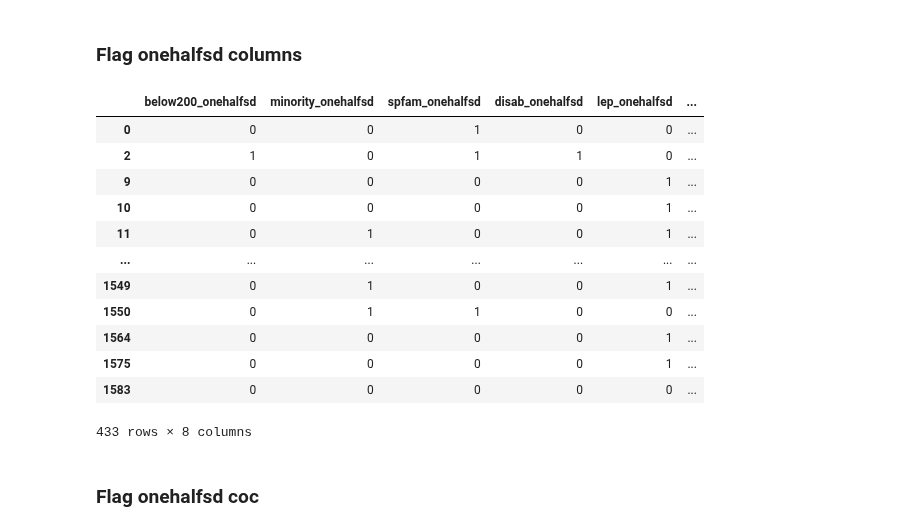
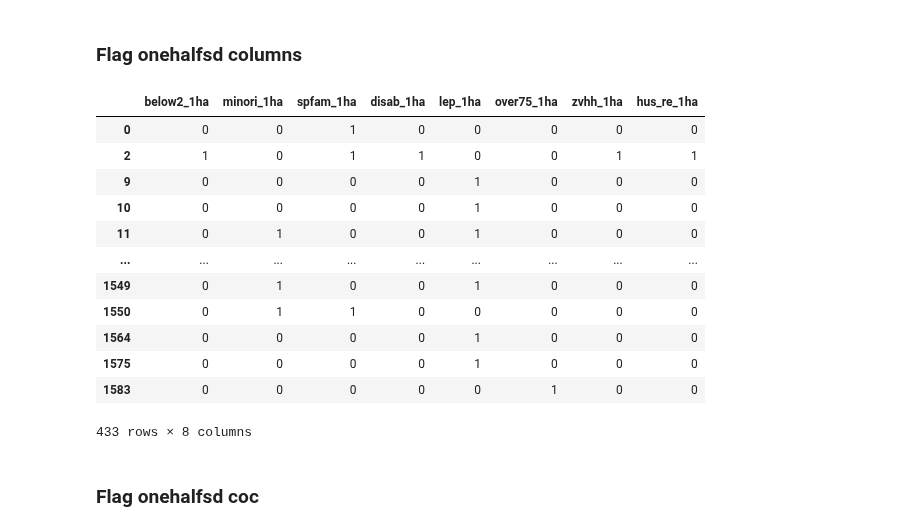
Before and after one commit to BayAreaMetro/Spatial-Analysis-Mapping-Projects, a Jupyter notebook: Project-Documentation/Communities-of-Concern/Communities of Concern 2020 (ACS 2014-2018).ipynb, the cells around one changed output. Saved outputs shown, nothing was run; the diff lists cells and outputs as text; code cells hidden in the pictures.

```diff
--- a/Project-Documentation/Communities-of-Concern/Communities of Concern 2020 (ACS 2014-2018).ipynb
+++ b/Project-Documentation/Communities-of-Concern/Communities of Concern 2020 (ACS 2014-2018).ipynb
@@ -263,16 +263,16 @@ acs_df['count_disadfact_onesd'] = acs_df[onesd_cols_list].sum(axis=1)
 # %% [markdown]
 ### Flag onesd coc
 # %%
-onesd_remain = ['spfam_onesd',
-                 'disab_onesd',
-                 'lep_onesd',
-                 'over75_onesd',
-                 'zvhh_onesd',
-                 'hus_rent50_onesd']
-onesd_cond = (((acs_df['minority_onesd'] == 1) &
-                (acs_df['below200_onesd'] == 1)) |
-               ((acs_df['below200_onesd'] == 1) &
+onesd_remain = ['spfam_1',
+                 'disab_1',
+                 'lep_1',
+                 'over75_1',
+                 'zvhh_1',
+                 'hus_re_1']
+onesd_cond = (((acs_df['minori_1'] == 1) &
+                (acs_df['below2_1'] == 1)) |
+               ((acs_df['below2_1'] == 1) &
                 (acs_df[onesd_remain].sum(axis=1) >= 3))
               )
-acs_df['coc_pba2050_onesd'] = np.where(onesd_cond,1,0)
+acs_df['coc50_1'] = np.where(onesd_cond,1,0)
 # %%
@@ -305,30 +305,30 @@ cols_dict_onehalfsd = {'pct_over75':'over75_onehalfsd',
 # %%
 flag_mult_columns(acs_df,cols_dict_onehalfsd,1.5)
-# %%
-onehalfsd_cols_list = ['below200_onehalfsd',
-             'minority_onehalfsd',
-             'spfam_onehalfsd',
-             'disab_onehalfsd',
-             'lep_onehalfsd',
-             'over75_onehalfsd',
-             'zvhh_onehalfsd',
-             'hus_rent50_onehalfsd']
-acs_df['count_disadfact_onehalfsd'] = acs_df[onehalfsd_cols_list].sum(axis=1)
+# %%
+onehalfsd_cols_list = ['below2_1ha',
+             'minori_1ha',
+             'spfam_1ha',
+             'disab_1ha',
+             'lep_1ha',
+             'over75_1ha',
+             'zvhh_1ha',
+             'hus_re_1ha']
+acs_df['count_1ha'] = acs_df[onehalfsd_cols_list].sum(axis=1)
 # %%
-acs_df[onehalfsd_cols_list][acs_df['count_disadfact_onehalfsd'] >= 1]
+acs_df[onehalfsd_cols_list][acs_df['count_1ha'] >= 1]
 # %% [output]
-|  | below200_onehalfsd | minority_onehalfsd | spfam_onehalfsd | disab_onehalfsd | lep_onehalfsd | ... |
-| 0 | 0 | 0 | 1 | 0 | 0 | ... |
-| 2 | 1 | 0 | 1 | 1 | 0 | ... |
-| 9 | 0 | 0 | 0 | 0 | 1 | ... |
-| 10 | 0 | 0 | 0 | 0 | 1 | ... |
-| 11 | 0 | 1 | 0 | 0 | 1 | ... |
-| ... | ... | ... | ... | ... | ... | ... |
-| 1549 | 0 | 1 | 0 | 0 | 1 | ... |
-| 1550 | 0 | 1 | 1 | 0 | 0 | ... |
-| 1564 | 0 | 0 | 0 | 0 | 1 | ... |
-| 1575 | 0 | 0 | 0 | 0 | 1 | ... |
-| 1583 | 0 | 0 | 0 | 0 | 0 | ... |
+|  | below2_1ha | minori_1ha | spfam_1ha | disab_1ha | lep_1ha | over75_1ha | zvhh_1ha | hus_re_1ha |
+| 0 | 0 | 0 | 1 | 0 | 0 | 0 | 0 | 0 |
+| 2 | 1 | 0 | 1 | 1 | 0 | 0 | 1 | 1 |
+| 9 | 0 | 0 | 0 | 0 | 1 | 0 | 0 | 0 |
+| 10 | 0 | 0 | 0 | 0 | 1 | 0 | 0 | 0 |
+| 11 | 0 | 1 | 0 | 0 | 1 | 0 | 0 | 0 |
+| ... | ... | ... | ... | ... | ... | ... | ... | ... |
+| 1549 | 0 | 1 | 0 | 0 | 1 | 0 | 0 | 0 |
+| 1550 | 0 | 1 | 1 | 0 | 0 | 0 | 0 | 0 |
+| 1564 | 0 | 0 | 0 | 0 | 1 | 0 | 0 | 0 |
+| 1575 | 0 | 0 | 0 | 0 | 1 | 0 | 0 | 0 |
+| 1583 | 0 | 0 | 0 | 0 | 0 | 1 | 0 | 0 |
 433 rows × 8 columns
 # %% [markdown]
 ### Flag onehalfsd coc
```
Also changed, not shown: parts of 50 cells of this notebook.
